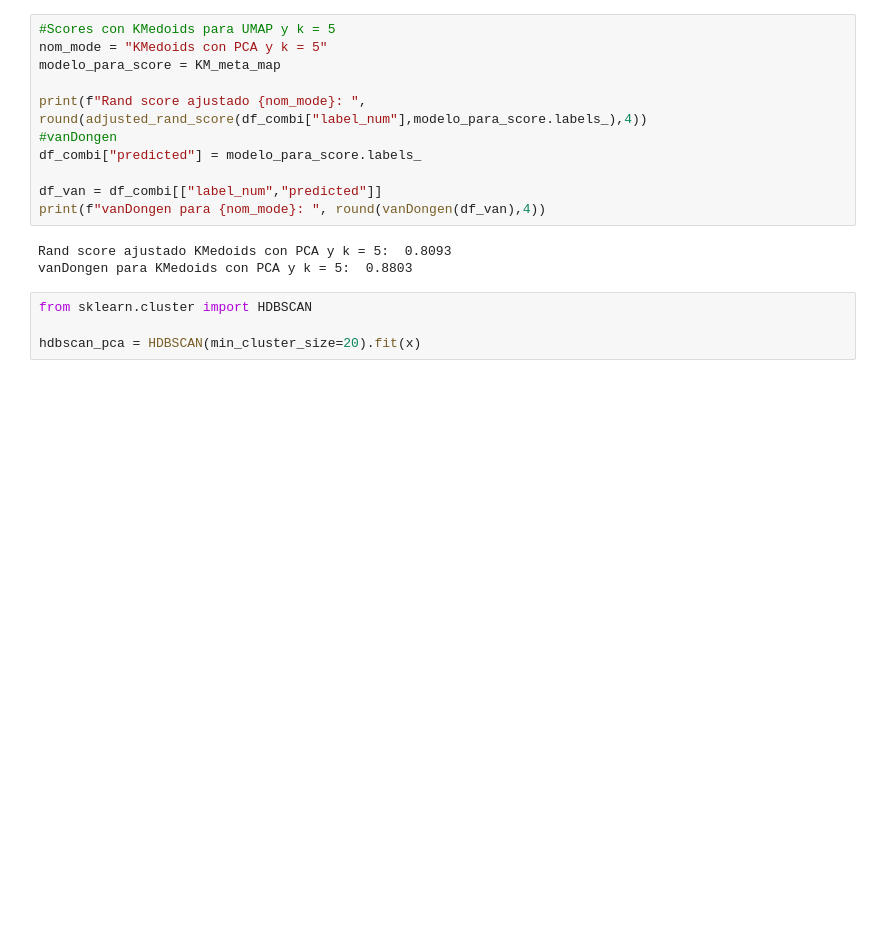
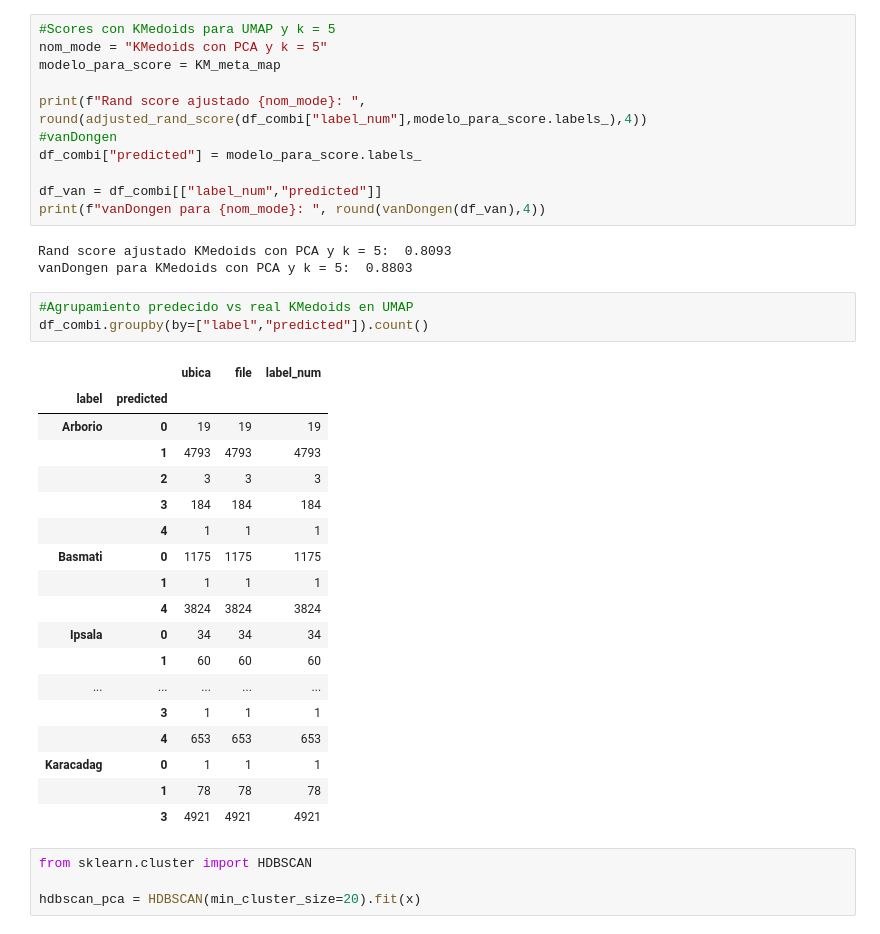
Before and after one commit to RkTcaster/DMCyT, a Jupyter notebook: Tp 1/TP 1.ipynb, the cells around one changed output. Cells and saved outputs as stored; diff of their text form; blank space fills up the shorter version.

```diff
--- a/Tp 1/TP 1.ipynb
+++ b/Tp 1/TP 1.ipynb
@@ -615,6 +681,28 @@ print(f"vanDongen para {nom_mode}: ", round(vanDongen(df_van),4))
 # %% [output]
 Rand score ajustado KMedoids con PCA y k = 5:  0.8093
 vanDongen para KMedoids con PCA y k = 5:  0.8803
+# %%
+#Agrupamiento predecido vs real KMedoids en UMAP
+df_combi.groupby(by=["label","predicted"]).count()
+# %% [output]
+|  |  | ubica | file | label_num |
+| label | predicted |  |  |  |
+| Arborio | 0 | 19 | 19 | 19 |
+|  | 1 | 4793 | 4793 | 4793 |
+|  | 2 | 3 | 3 | 3 |
+|  | 3 | 184 | 184 | 184 |
+|  | 4 | 1 | 1 | 1 |
+| Basmati | 0 | 1175 | 1175 | 1175 |
+|  | 1 | 1 | 1 | 1 |
+|  | 4 | 3824 | 3824 | 3824 |
+| Ipsala | 0 | 34 | 34 | 34 |
+|  | 1 | 60 | 60 | 60 |
+| ... | ... | ... | ... | ... |
+|  | 3 | 1 | 1 | 1 |
+|  | 4 | 653 | 653 | 653 |
+| Karacadag | 0 | 1 | 1 | 1 |
+|  | 1 | 78 | 78 | 78 |
+|  | 3 | 4921 | 4921 | 4921 |
 # %%
 from sklearn.cluster import HDBSCAN
 
```
Also changed, not shown: parts of 6 cells of this notebook.
